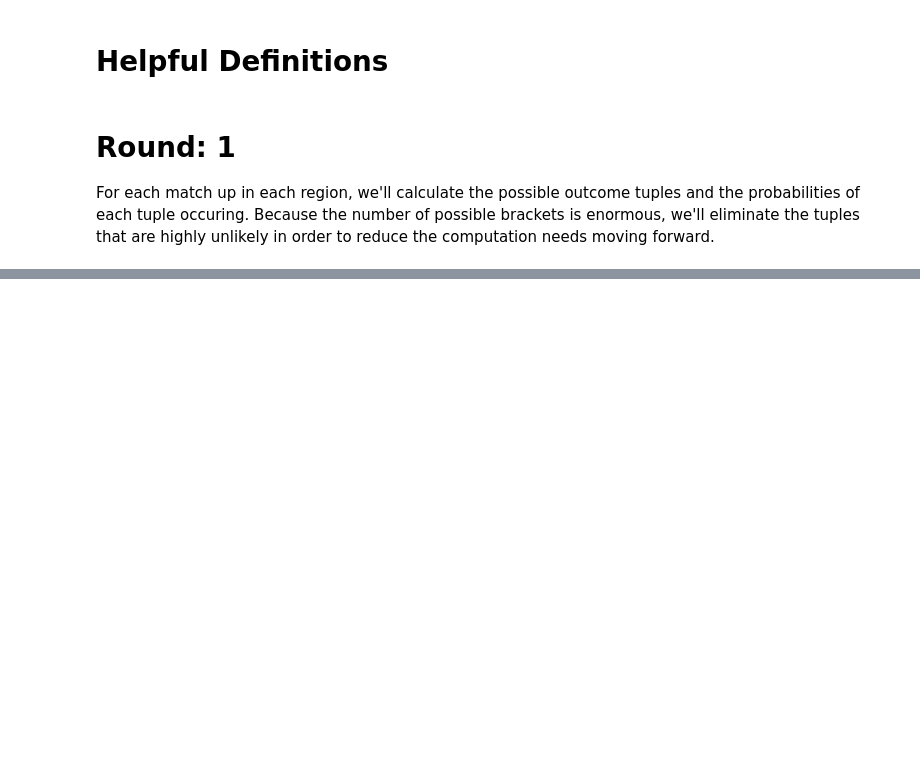
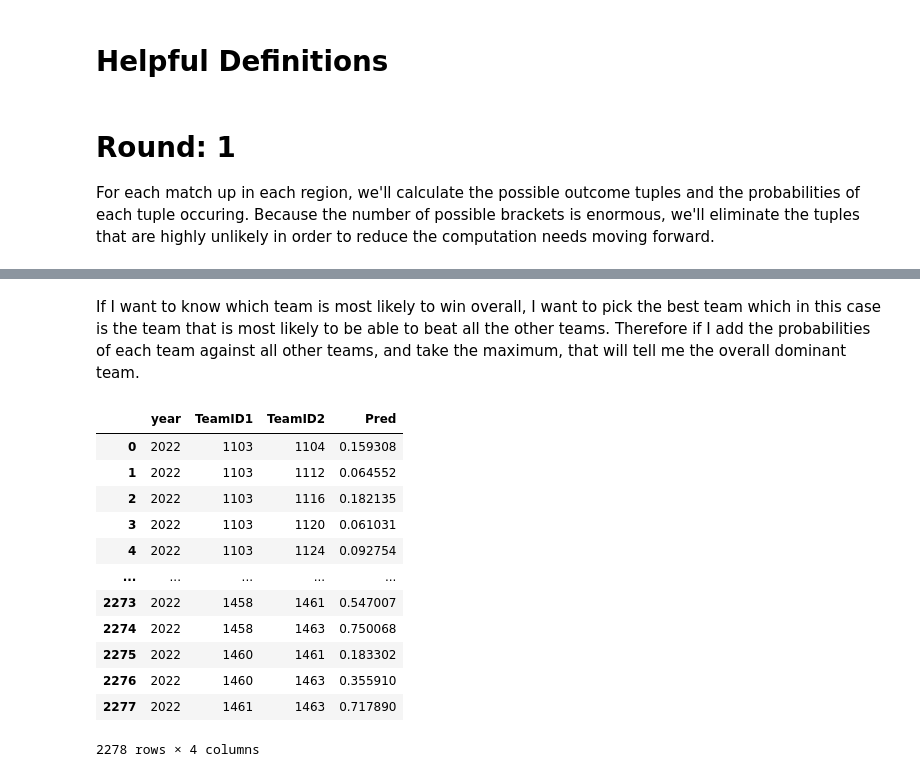
Before and after one commit to sethchart/kaggle-march-machine-learning-mania, a Jupyter notebook: notebooks/highest_scoring_bracket.ipynb, the cells around one changed output, grey strips where cells are left out. Saved outputs shown, nothing was run; the diff lists cells and outputs as text; code cells hidden in the pictures; blank space fills up the shorter version.

```diff
--- a/notebooks/highest_scoring_bracket.ipynb
+++ b/notebooks/highest_scoring_bracket.ipynb
@@ -286,0 +262,3 @@ round2_W = {key:val for key, val in round1_results_pred_W.items() if val >= 0.00
+# %%
+df_pred = pd.read_csv('/Users/tamraheberling/Documents/data_ml/MarchMadness/data/2022/predictions/phase2_submissions_xg.csv')
+df_pred.head(70)
@@ -286,0 +279,27 @@ round2_W = {key:val for key, val in round1_results_pred_W.items() if val >= 0.00
+# %% [markdown]
+If I want to know which team is most likely to win overall, I want to pick the best team which in this case is the team that is most likely to be able to beat all the other teams. Therefore if I add the probabilities of each team against all other teams, and take the maximum, that will tell me the overall dominant team.
+# %%
+new = df_pred["ID"].str.split("_", expand = True)
+
+# separate the ID column into the two different teams and the prediction, they'll be strings so make it numeric
+df_pred_expand = pd.DataFrame()
+df_pred_expand["year"]= new[0]
+df_pred_expand['TeamID1'] = new[1]
+df_pred_expand['TeamID2'] = new[2]
+df_pred_expand['Pred']= df_pred.Pred
+df_pred_expand = df_pred_expand.apply(pd.to_numeric)
+df_pred_expand
+# %% [output]
+|  | year | TeamID1 | TeamID2 | Pred |
+| 0 | 2022 | 1103 | 1104 | 0.159308 |
+| 1 | 2022 | 1103 | 1112 | 0.064552 |
+| 2 | 2022 | 1103 | 1116 | 0.182135 |
+| 3 | 2022 | 1103 | 1120 | 0.061031 |
+| 4 | 2022 | 1103 | 1124 | 0.092754 |
+| ... | ... | ... | ... | ... |
+| 2273 | 2022 | 1458 | 1461 | 0.547007 |
+| 2274 | 2022 | 1458 | 1463 | 0.750068 |
+| 2275 | 2022 | 1460 | 1461 | 0.183302 |
+| 2276 | 2022 | 1460 | 1463 | 0.355910 |
+| 2277 | 2022 | 1461 | 1463 | 0.717890 |
+2278 rows × 4 columns
```
Also changed, not shown: parts of 39 cells of this notebook.
